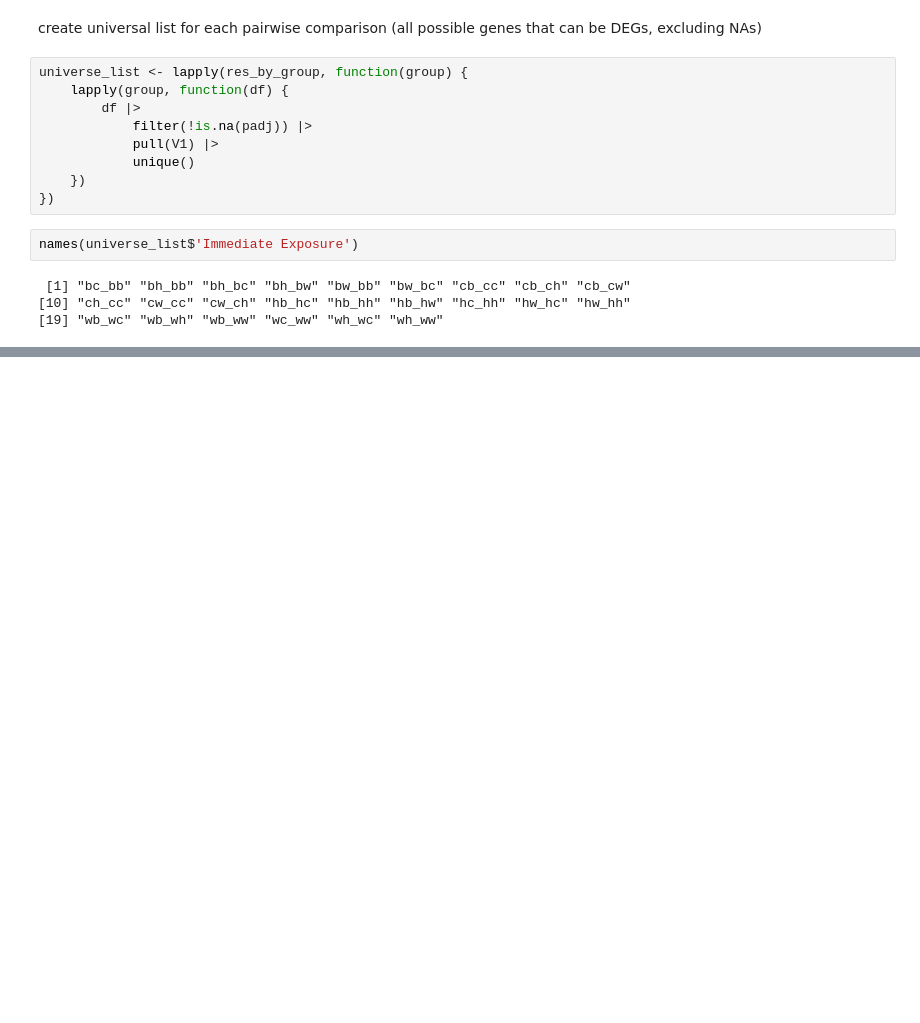
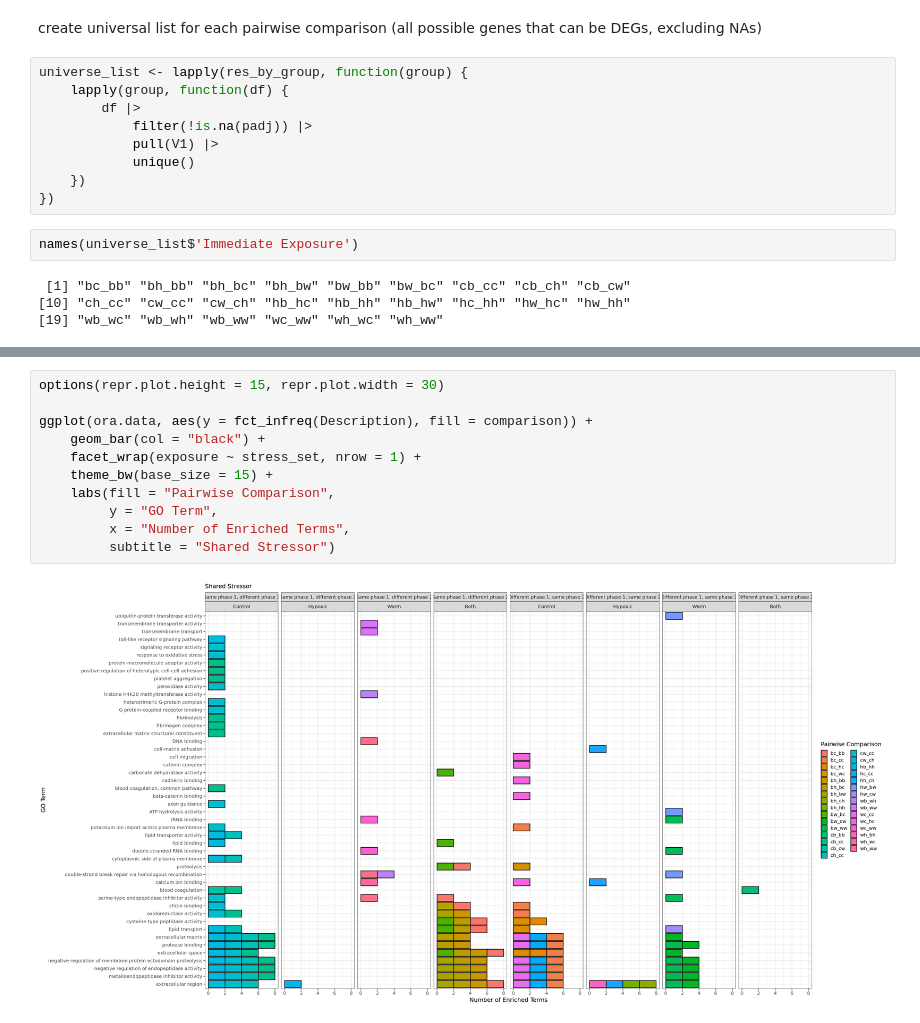
Before and after one commit to jgmcdonough/CE24_RNA-seq, a Jupyter notebook: analysis/diff_expression/phase2_v_phase2/imm.prev_GO.ipynb, the cells around one changed output, grey strips where cells are left out. Drawn from its saved outputs; the diff is of its cells as text; blank space fills up the shorter version.

```diff
--- a/analysis/diff_expression/phase2_v_phase2/imm.prev_GO.ipynb
+++ b/analysis/diff_expression/phase2_v_phase2/imm.prev_GO.ipynb
@@ -361,0 +497,13 @@ names(universe_list$'Immediate Exposure')
+# %%
+options(repr.plot.height = 15, repr.plot.width = 30)
+
+ggplot(ora.data, aes(y = fct_infreq(Description), fill = comparison)) +
+    geom_bar(col = "black") +
+    facet_wrap(exposure ~ stress_set, nrow = 1) +
+    theme_bw(base_size = 15) +
+    labs(fill = "Pairwise Comparison",
+         y = "GO Term",
+         x = "Number of Enriched Terms",
+         subtitle = "Shared Stressor")
+# %% [output]
+[figure, added]
```
Also changed, not shown: parts of 9 cells of this notebook.
